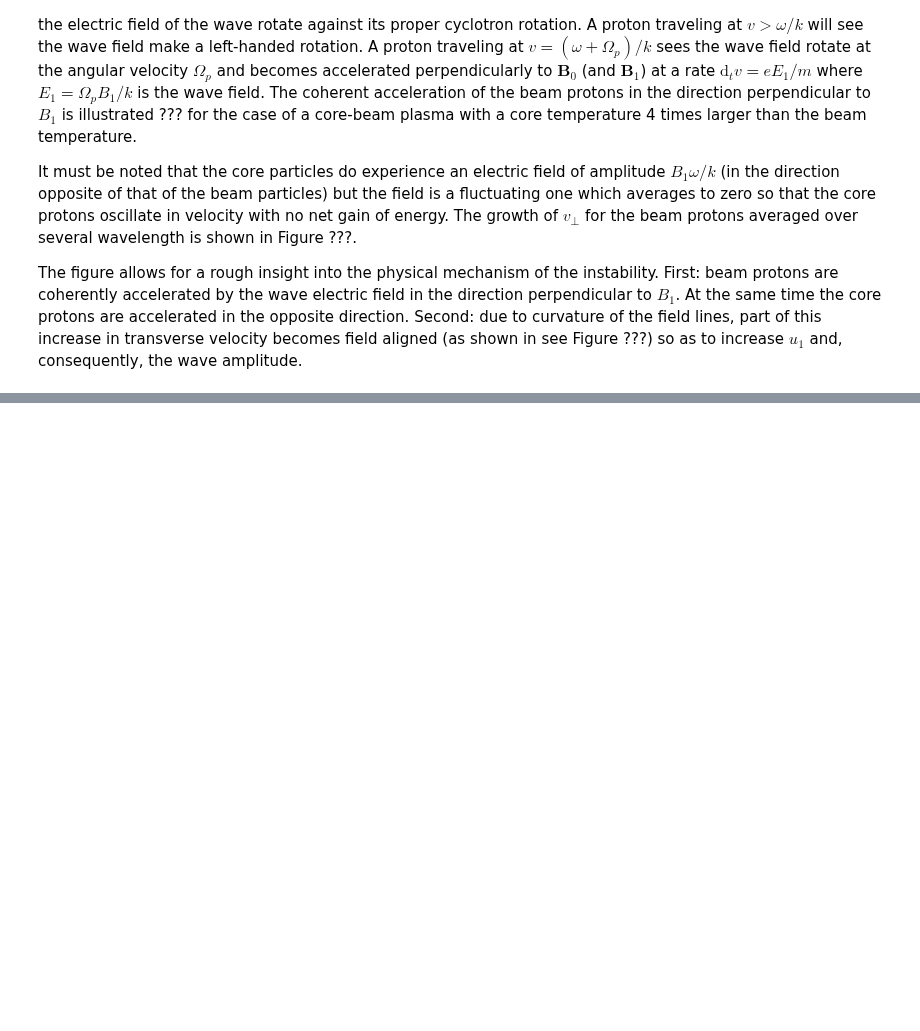
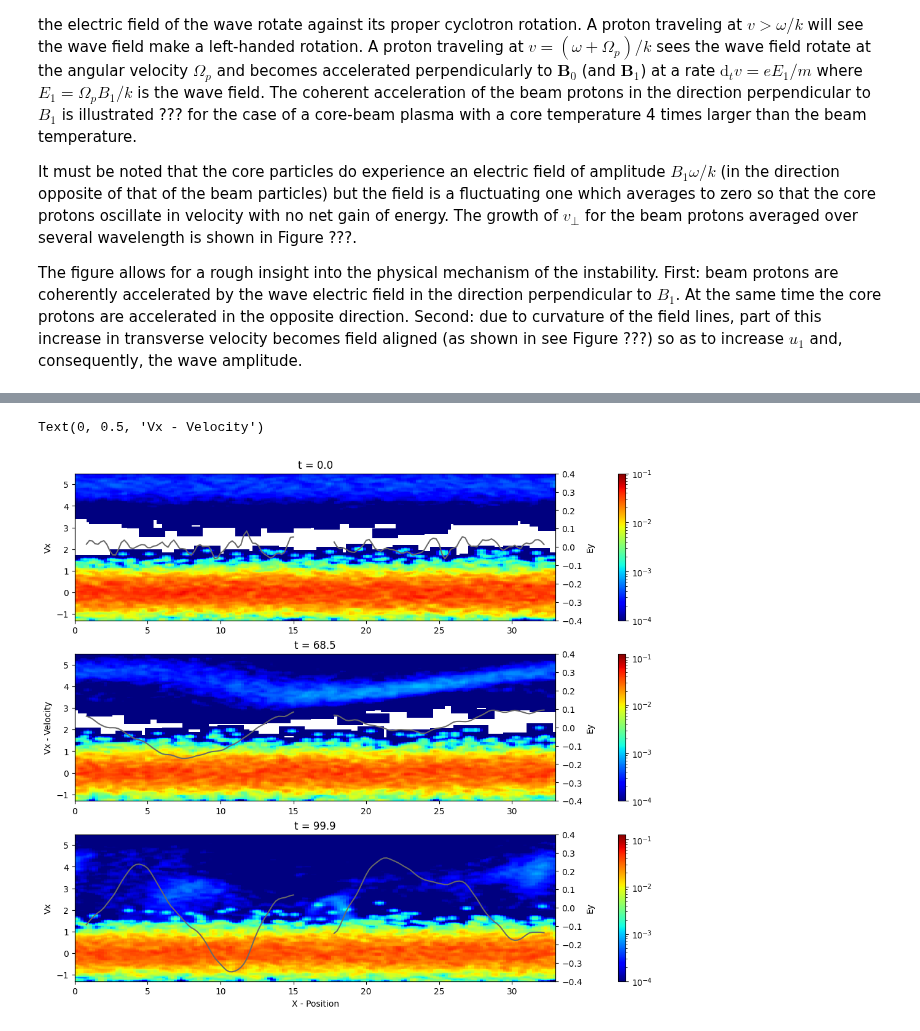
Before and after one commit to rochSmets/PHARE, a Jupyter notebook: res/eg/1d/jupyter/beam/beam.ipynb, the cells around one changed output, grey strips where cells are left out. Cells and saved outputs as stored; diff of their text form; code cells hidden in the pictures; blank space fills up the shorter version.

```diff
--- a/res/eg/1d/jupyter/beam/beam.ipynb
+++ b/res/eg/1d/jupyter/beam/beam.ipynb
@@ -245,0 +309,35 @@ run  = Run(run_path)
+# %%
+t_list = [0, times_all[imax], times_all[-1]]
+fig, axes = plt.subplots(len(t_list), 1, figsize=(10, 9), constrained_layout=True)
+vmin, vmax = -1.3, 5.6
+
+for ax, t in zip(axes, t_list):
+    ax_t = ax.twinx()
+
+    ions = run.GetParticles(t, ["main", "beam"])
+    ions.dist_plot(
+        axis=("x", "Vx"),
+        ax=ax,
+        norm=0.4,
+        finest=True,
+        gaussian_filter_sigma=(1, 1),
+        vmin=vmin,
+        vmax=vmax,
+        dv=0.05,
+        title="t = {:.1f}".format(t),
+        xlabel="",
+        ylabel="Vx",
+    )
+    ax.set_xlim((0, 33))
+
+    E = run.GetE(t)
+    e = phc.filters.gaussian(E, sigma=1)
+    e.plot(qty='y', ax=ax_t, lw=2, color="dimgray")
+    ax_t.set_ylim((-0.4, 0.4))
+    ax_t.set_ylabel("Ey")
+
+axes[-1].set_xlabel("X - Position")
+axes[len(t_list) // 2].set_ylabel("Vx - Velocity")
+# %% [output]
+Text(0, 0.5, 'Vx - Velocity')
+[figure, added]
```
Also changed, not shown: parts of 3 cells of this notebook, 2 other files.
